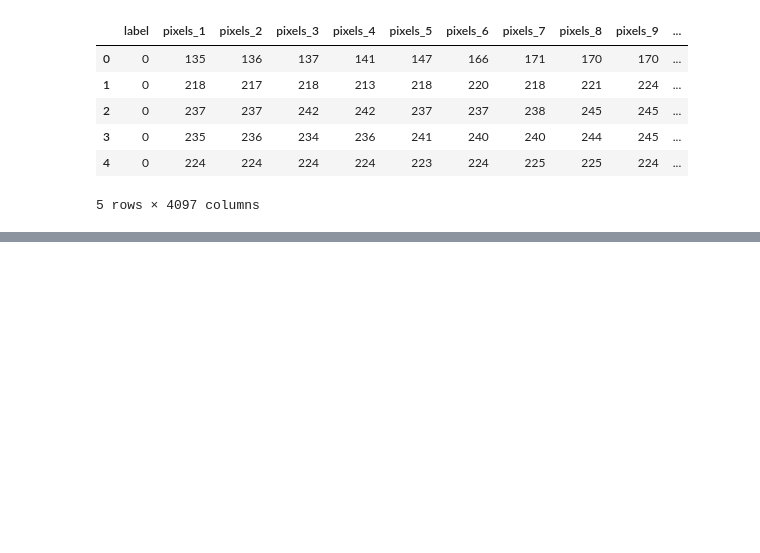
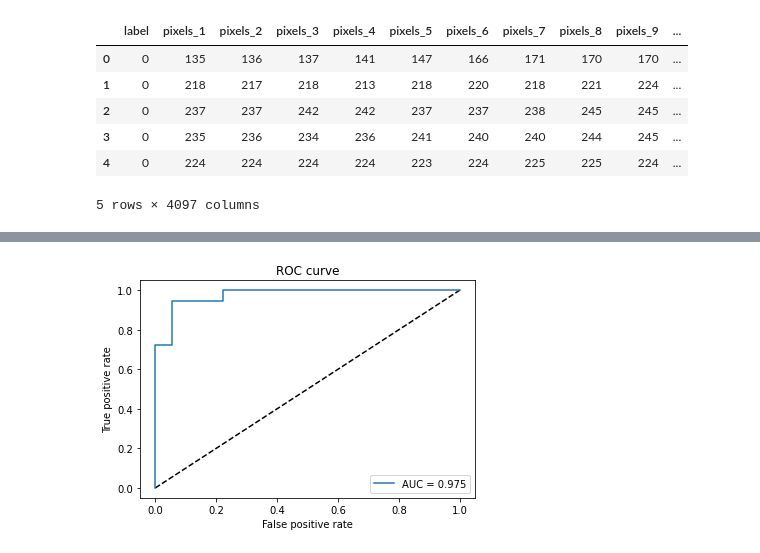
Before and after one commit to jaal047/final-project-datmin2, a Jupyter notebook: hanif nafis/CNN/test_cnn2.ipynb, the cells around one changed output, grey strips where cells are left out. Saved outputs shown, nothing was run; the diff lists cells and outputs as text; code cells hidden in the pictures; blank space fills up the shorter version.

```diff
--- a/hanif nafis/CNN/test_cnn2.ipynb
+++ b/hanif nafis/CNN/test_cnn2.ipynb
@@ -293,0 +245,6 @@ _________________________________________________________________
+# %%
+#Model Evaluation
+y_pred = cnn.predict(x_test)
+y_pred_classes = [np.argmax(element) for element in y_pred]
+
+print("Classification Report: \n", classification_report(y_test, y_pred_classes))
@@ -293,0 +262,17 @@ _________________________________________________________________
+# %%
+#ROC dan AUC
+
+#preds = cnn.predict(x_test)
+fpr, tpr, threshold = roc_curve(y_test, y_pred)
+roc_auc = auc(fpr, tpr)
+# %%
+plt.figure(1)
+plt.plot([0, 1], [0, 1], 'k--')
+plt.plot(fpr, tpr, label='AUC = {:.3f}'.format(roc_auc))
+plt.xlabel('False positive rate')
+plt.ylabel('True positive rate')
+plt.title('ROC curve')
+plt.legend(loc='best')
+plt.show()
+# %% [output]
+[figure, added]
```
Also changed, not shown: parts of 24 cells of this notebook, 6 other files.
